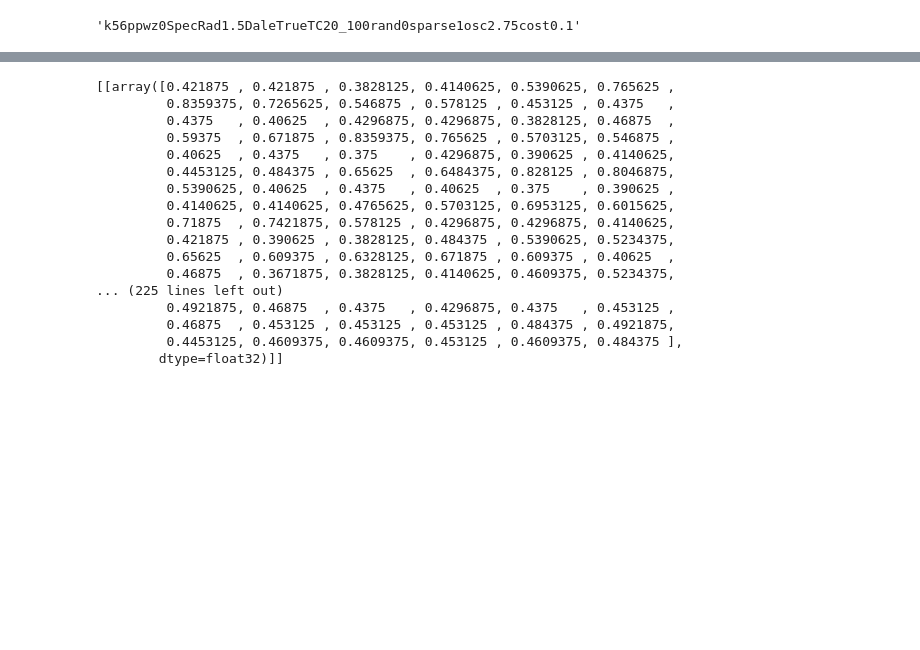
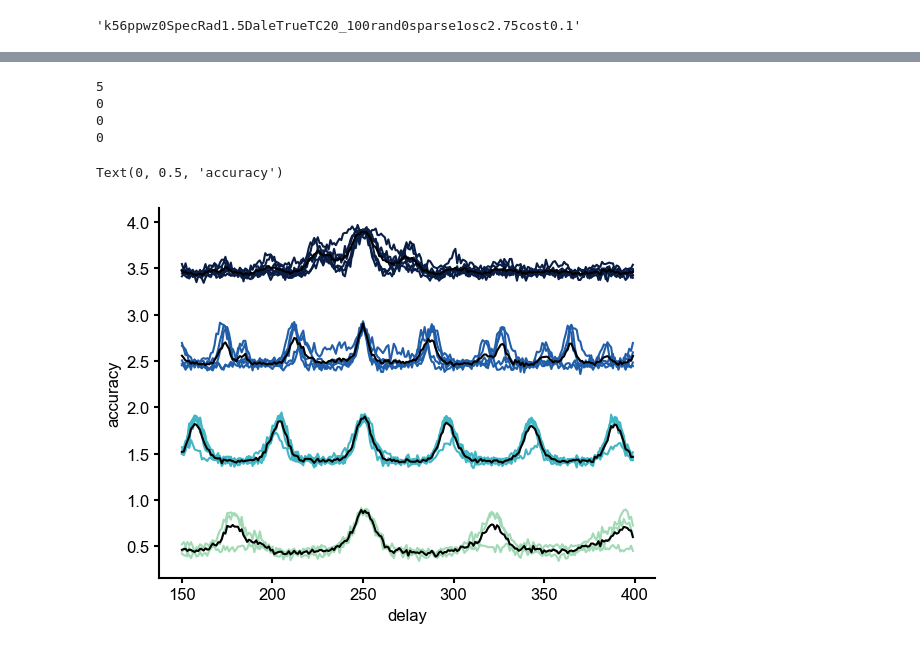
Before and after one commit to mackelab/sequence-memory, a Jupyter notebook: rnn_model/generate_figures/fig_rand_delay_acc.ipynb, the cells around one changed output, grey strips where cells are left out. Cells and saved outputs as stored; diff of their text form; code cells hidden in the pictures; blank space fills up the shorter version.

```diff
--- a/rnn_model/generate_figures/fig_rand_delay_acc.ipynb
+++ b/rnn_model/generate_figures/fig_rand_delay_acc.ipynb
@@ -159,20 +163,0 @@ Text(0, 0.5, 'accuracy')
-# %%
-accs_over_models
-# %% [output]
-[[array([0.421875 , 0.421875 , 0.3828125, 0.4140625, 0.5390625, 0.765625 ,
-         0.8359375, 0.7265625, 0.546875 , 0.578125 , 0.453125 , 0.4375   ,
-         0.4375   , 0.40625  , 0.4296875, 0.4296875, 0.3828125, 0.46875  ,
-         0.59375  , 0.671875 , 0.8359375, 0.765625 , 0.5703125, 0.546875 ,
-         0.40625  , 0.4375   , 0.375    , 0.4296875, 0.390625 , 0.4140625,
-         0.4453125, 0.484375 , 0.65625  , 0.6484375, 0.828125 , 0.8046875,
-         0.5390625, 0.40625  , 0.4375   , 0.40625  , 0.375    , 0.390625 ,
-         0.4140625, 0.4140625, 0.4765625, 0.5703125, 0.6953125, 0.6015625,
-         0.71875  , 0.7421875, 0.578125 , 0.4296875, 0.4296875, 0.4140625,
-         0.421875 , 0.390625 , 0.3828125, 0.484375 , 0.5390625, 0.5234375,
-         0.65625  , 0.609375 , 0.6328125, 0.671875 , 0.609375 , 0.40625  ,
-         0.46875  , 0.3671875, 0.3828125, 0.4140625, 0.4609375, 0.5234375,
-... (225 lines left out)
-         0.4921875, 0.46875  , 0.4375   , 0.4296875, 0.4375   , 0.453125 ,
-         0.46875  , 0.453125 , 0.453125 , 0.453125 , 0.484375 , 0.4921875,
-         0.4453125, 0.4609375, 0.4609375, 0.453125 , 0.4609375, 0.484375 ],
-        dtype=float32)]]
@@ -178,0 +166,17 @@ accs_over_models
+# %%
+data =["accs15.npy","accs20.npy","accs27.npy","accs37.npy"]
+for i in range(4):
+    dat = np.load(data[i])
+    plt.plot(delays,dat.T+i,color=pltcolors_alt[i])
+    plt.plot(delays,np.mean(dat,axis=0).T+i,color='black')
+
+    print(len(accs_over_models[i]))
+plt.xlabel("delay")
+plt.ylabel("accuracy")
+# %% [output]
+5
+0
+0
+0
+Text(0, 0.5, 'accuracy')
+[figure, added]
```
Also changed, not shown: parts of 7 cells of this notebook, 7 other files.
